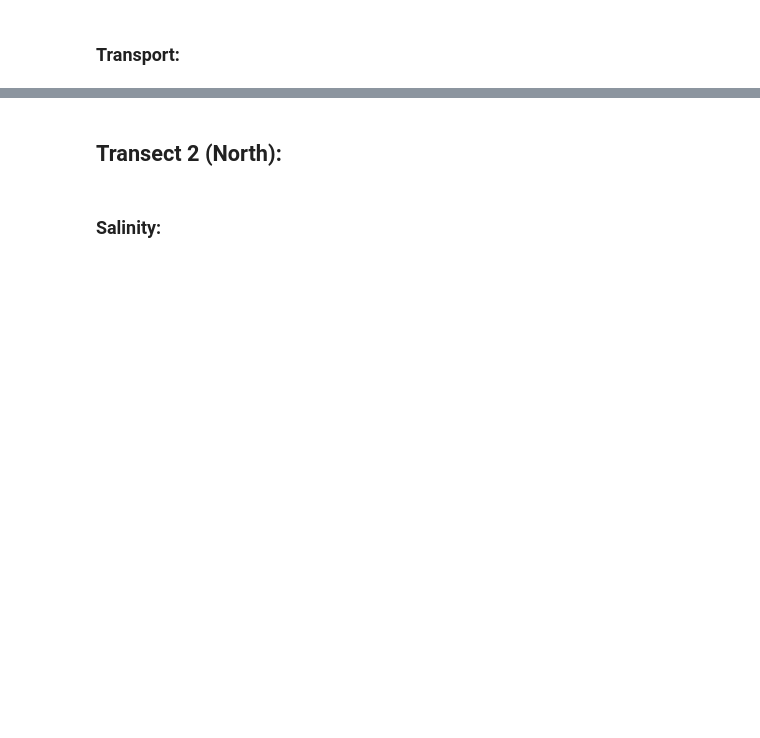
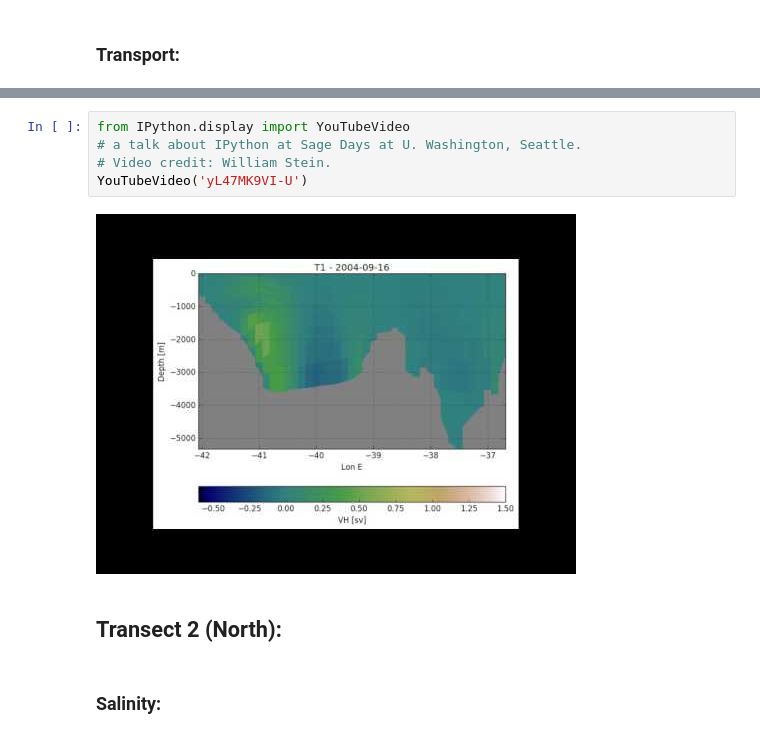
Before and after one commit to leobosco/OrkneyRepository, a Jupyter notebook: Orkney_passage.ipynb, the cells around one changed output, grey strips where cells are left out. Saved outputs shown, nothing was run; the diff lists cells and outputs as text; blank space fills up the shorter version.

```diff
--- a/Orkney_passage.ipynb
+++ b/Orkney_passage.ipynb
@@ -42,3 +38,10 @@ HTML('<iframe width="800" height="600" src="https://www.youtube.com/embed/yL47MK
+# %%
+from IPython.display import YouTubeVideo
+# a talk about IPython at Sage Days at U. Washington, Seattle.
+# Video credit: William Stein.
+YouTubeVideo('yL47MK9VI-U')
+# %% [output]
+[figure, added]
 # %% [markdown]
 ## Transect 2 (North):
 # %% [markdown]
```
Also changed, not shown: parts of 33 cells of this notebook.
